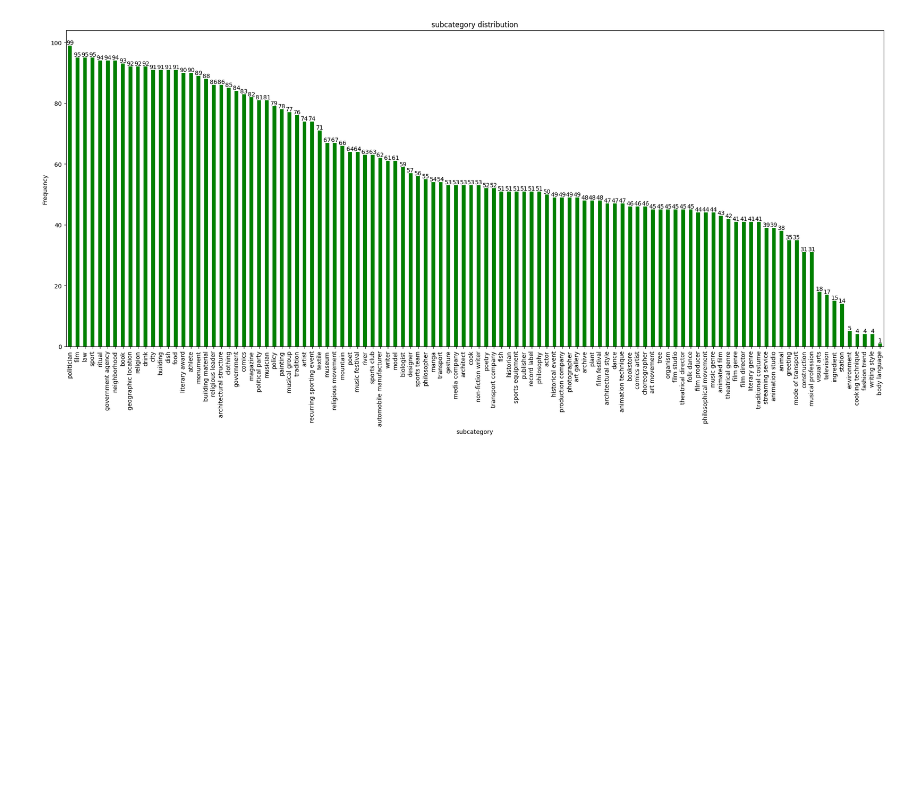
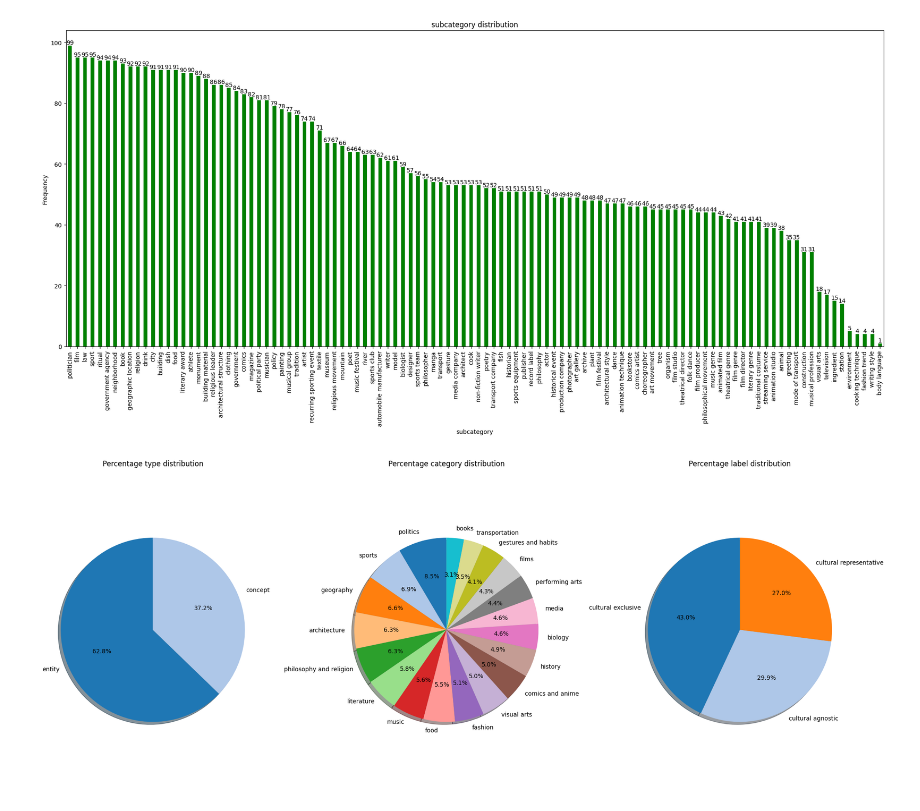
Before and after one commit to LucaColamarino/MNLP_HW1, a Jupyter notebook: EDA.ipynb, the cells around one changed output. Saved outputs shown, nothing was run; the diff lists cells and outputs as text; code cells hidden in the pictures; blank space fills up the shorter version.

```diff
--- a/EDA.ipynb
+++ b/EDA.ipynb
@@ -110,3 +113,20 @@ label
 [figure]
 # %%
 # Percentage of number of examples for every category
+
+
+
+fig,axes=plt.subplots(1,3,figsize=(10*2,8))
+#colors=['']
+for i,feature in enumerate(set_features):
+    percentages_feature= train_data[feature].value_counts(normalize=True) * 100
+    index_category=percentages_feature.index
+    values_category=percentages_feature.values
+    axes[i].pie(values_category, labels=index_category, autopct='%1.1f%%', startangle=90, colors=plt.cm.tab20(range(len(index_category))),shadow=True)
+    axes[i].set_title(f'Percentage {feature} distribution')
+    axes[i].axis('equal')  # mantiene cerchio proporzionato
+    #axes[i].show()
+plt.tight_layout() #adapt representation of histograms
+plt.show()
+# %% [output]
+[figure, added]
```
Also changed, not shown: parts of 3 cells of this notebook.
